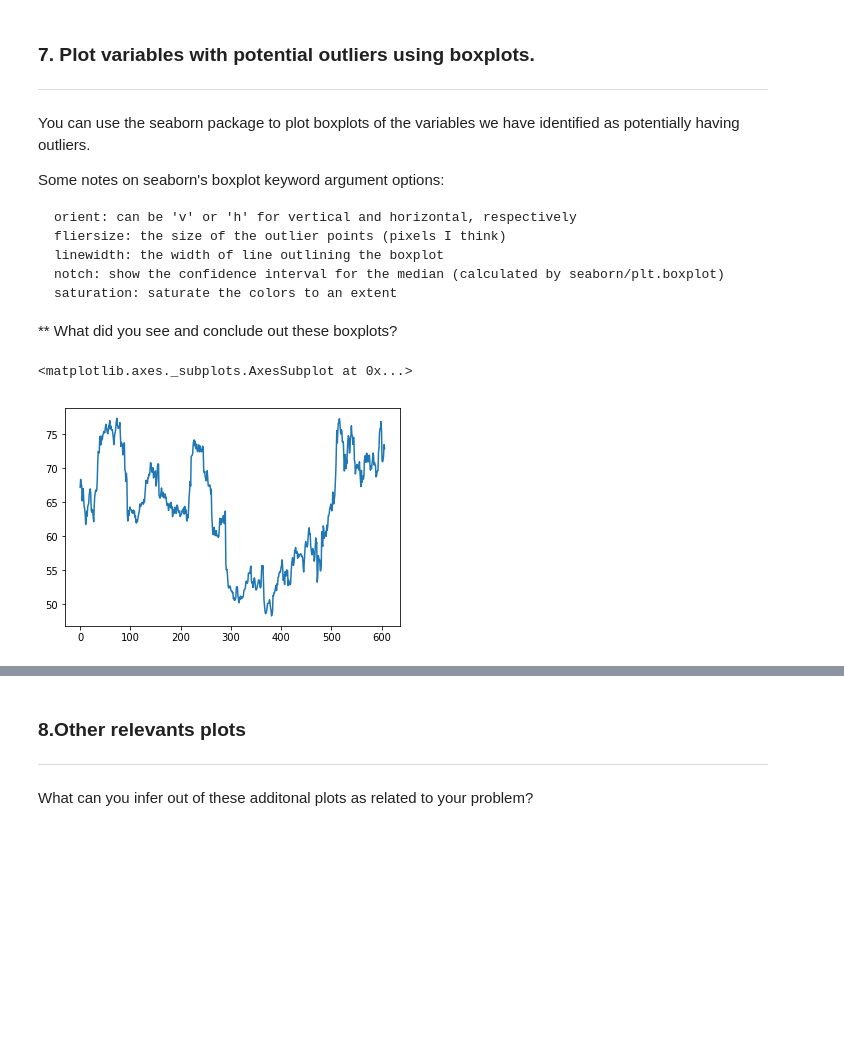
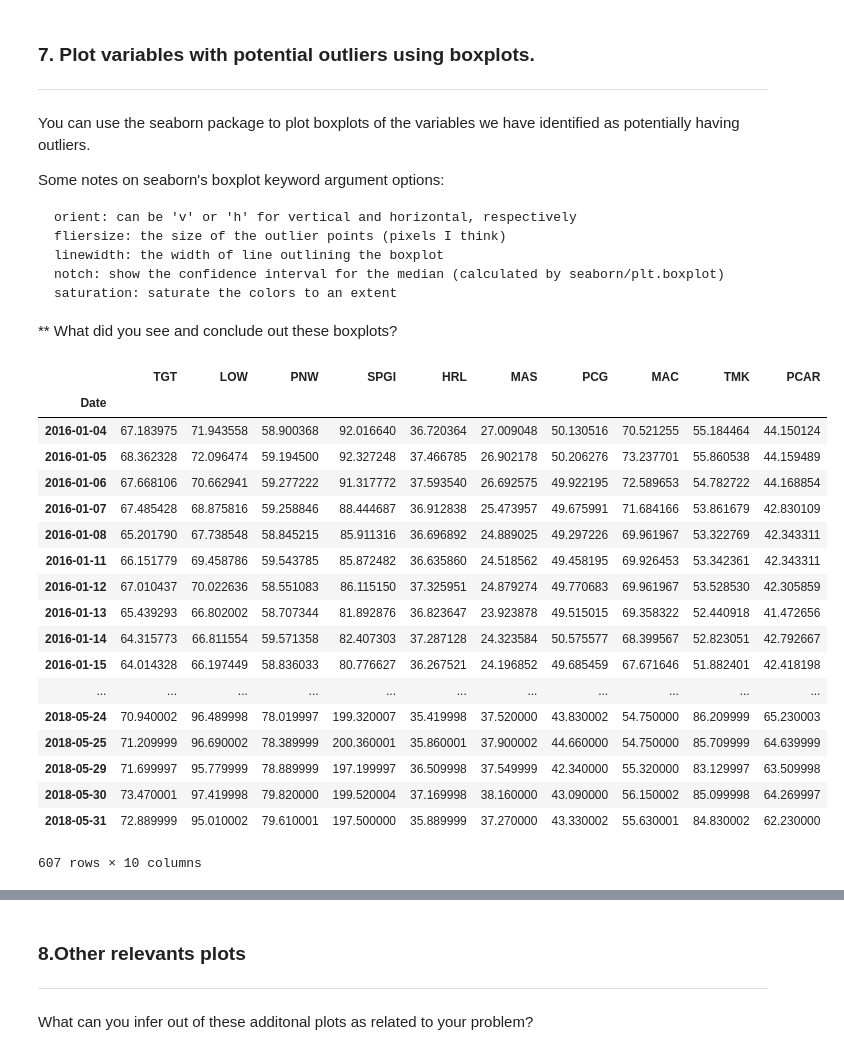
Before and after one commit to twest1494/Unit-2-Project, a Jupyter notebook: eda-template.ipynb, the cells around one changed output, grey strips where cells are left out. Drawn from its saved outputs; the diff is of its cells as text; code cells hidden in the pictures; blank space fills up the shorter version.

```diff
--- a/eda-template.ipynb
+++ b/eda-template.ipynb
@@ -267,8 +267,3 @@ Some notes on seaborn's boxplot keyword argument options:
     notch: show the confidence interval for the median (calculated by seaborn/plt.boxplot)
     saturation: saturate the colors to an extent
 ** What did you see and conclude out these boxplots?
-# %%
-df['TGT'].plot(x = df['Date'])
-# %% [output]
-<matplotlib.axes._subplots.AxesSubplot at 0x...>
-[figure, removed]
@@ -274,0 +274,23 @@ df['TGT'].plot(x = df['Date'])
+# %%
+df = df.set_index(df['Date'])
+df.drop(['Date'],axis=1)
+# %% [output]
+|  | TGT | LOW | PNW | SPGI | HRL | MAS | PCG | MAC | TMK | PCAR |
+| Date |  |  |  |  |  |  |  |  |  |  |
+| 2016-01-04 | 67.183975 | 71.943558 | 58.900368 | 92.016640 | 36.720364 | 27.009048 | 50.130516 | 70.521255 | 55.184464 | 44.150124 |
+| 2016-01-05 | 68.362328 | 72.096474 | 59.194500 | 92.327248 | 37.466785 | 26.902178 | 50.206276 | 73.237701 | 55.860538 | 44.159489 |
+| 2016-01-06 | 67.668106 | 70.662941 | 59.277222 | 91.317772 | 37.593540 | 26.692575 | 49.922195 | 72.589653 | 54.782722 | 44.168854 |
+| 2016-01-07 | 67.485428 | 68.875816 | 59.258846 | 88.444687 | 36.912838 | 25.473957 | 49.675991 | 71.684166 | 53.861679 | 42.830109 |
+| 2016-01-08 | 65.201790 | 67.738548 | 58.845215 | 85.911316 | 36.696892 | 24.889025 | 49.297226 | 69.961967 | 53.322769 | 42.343311 |
+| 2016-01-11 | 66.151779 | 69.458786 | 59.543785 | 85.872482 | 36.635860 | 24.518562 | 49.458195 | 69.926453 | 53.342361 | 42.343311 |
+| 2016-01-12 | 67.010437 | 70.022636 | 58.551083 | 86.115150 | 37.325951 | 24.879274 | 49.770683 | 69.961967 | 53.528530 | 42.305859 |
+| 2016-01-13 | 65.439293 | 66.802002 | 58.707344 | 81.892876 | 36.823647 | 23.923878 | 49.515015 | 69.358322 | 52.440918 | 41.472656 |
+| 2016-01-14 | 64.315773 | 66.811554 | 59.571358 | 82.407303 | 37.287128 | 24.323584 | 50.575577 | 68.399567 | 52.823051 | 42.792667 |
+| 2016-01-15 | 64.014328 | 66.197449 | 58.836033 | 80.776627 | 36.267521 | 24.196852 | 49.685459 | 67.671646 | 51.882401 | 42.418198 |
+| ... | ... | ... | ... | ... | ... | ... | ... | ... | ... | ... |
+| 2018-05-24 | 70.940002 | 96.489998 | 78.019997 | 199.320007 | 35.419998 | 37.520000 | 43.830002 | 54.750000 | 86.209999 | 65.230003 |
+| 2018-05-25 | 71.209999 | 96.690002 | 78.389999 | 200.360001 | 35.860001 | 37.900002 | 44.660000 | 54.750000 | 85.709999 | 64.639999 |
+| 2018-05-29 | 71.699997 | 95.779999 | 78.889999 | 197.199997 | 36.509998 | 37.549999 | 42.340000 | 55.320000 | 83.129997 | 63.509998 |
+| 2018-05-30 | 73.470001 | 97.419998 | 79.820000 | 199.520004 | 37.169998 | 38.160000 | 43.090000 | 56.150002 | 85.099998 | 64.269997 |
+| 2018-05-31 | 72.889999 | 95.010002 | 79.610001 | 197.500000 | 35.889999 | 37.270000 | 43.330002 | 55.630001 | 84.830002 | 62.230000 |
+607 rows × 10 columns
```
Also changed, not shown: parts of 6 cells of this notebook.
